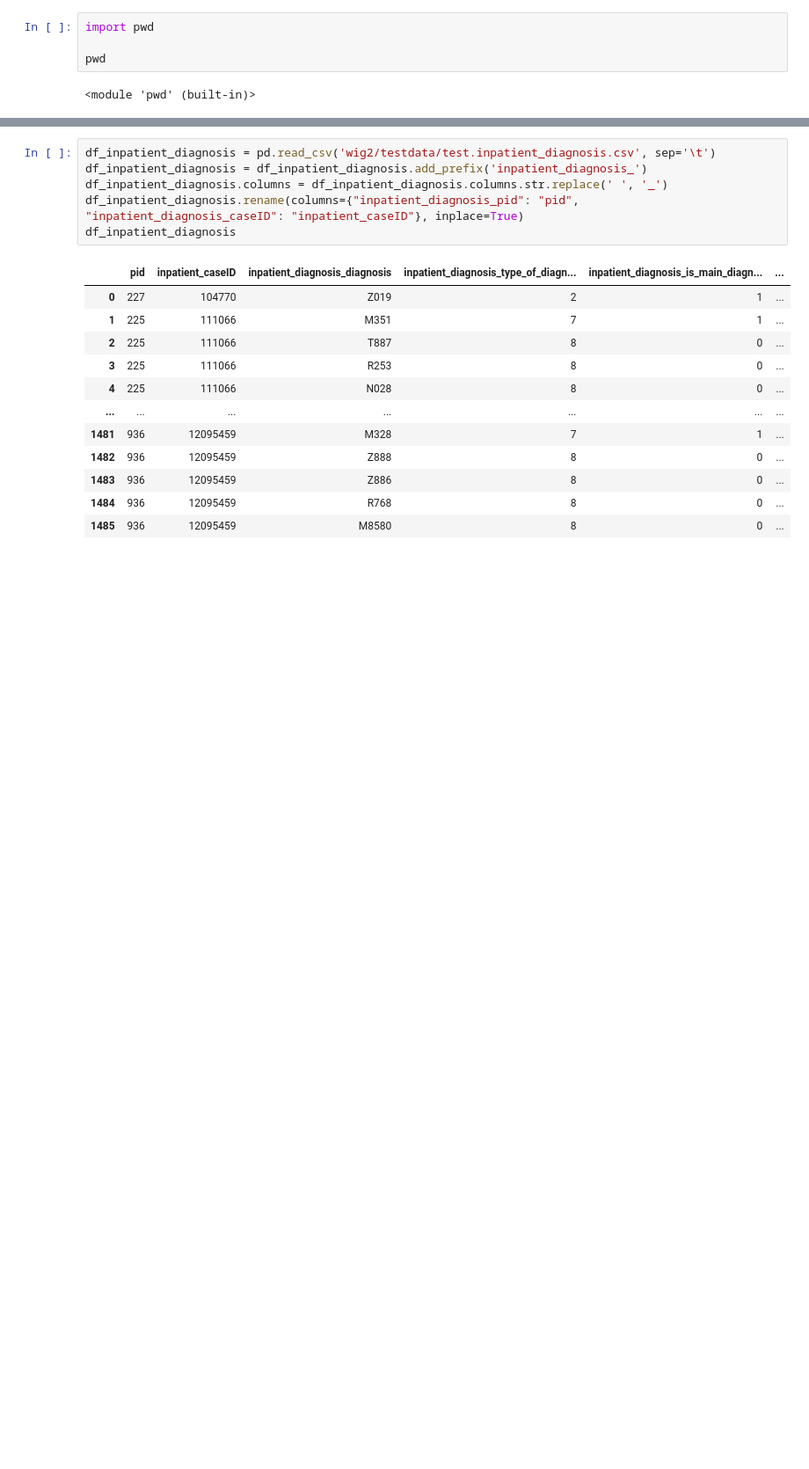
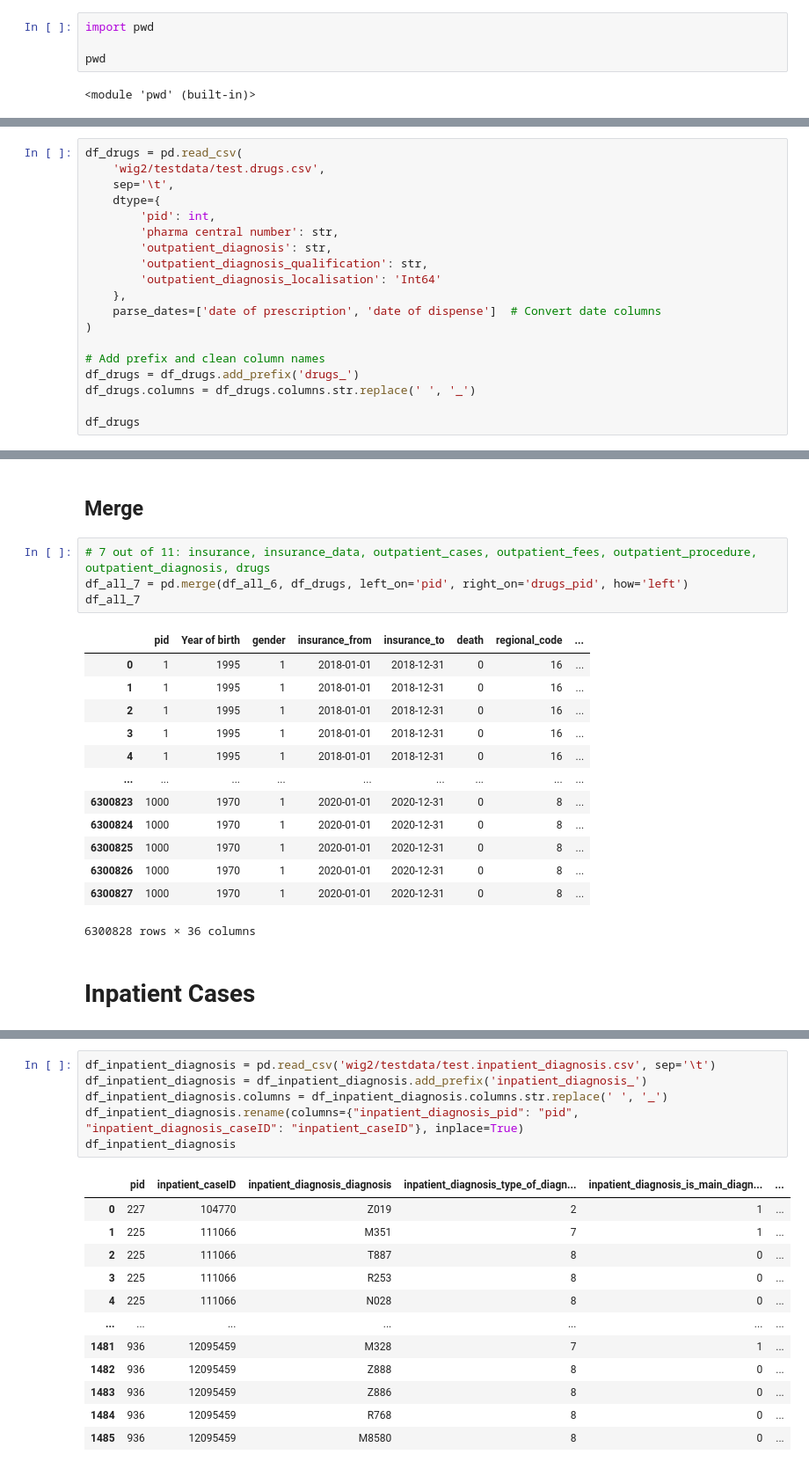
Before and after one commit to Sommerrolle/eval-synth-data-privacy, a Jupyter notebook: data_preprocessing.ipynb, the cells around one changed output, grey strips where cells are left out. Shown at 88% size. Saved outputs shown, nothing was run; the diff lists cells and outputs as text; blank space fills up the shorter version.

```diff
--- a/data_preprocessing.ipynb
+++ b/data_preprocessing.ipynb
@@ -413,0 +531,19 @@ df_universal_8
+# %%
+df_drugs = pd.read_csv(
+    'wig2/testdata/test.drugs.csv',
+    sep='\t',
+    dtype={
+        'pid': int,
+        'pharma central number': str,
+        'outpatient_diagnosis': str,
+        'outpatient_diagnosis_qualification': str,
+        'outpatient_diagnosis_localisation': 'Int64'
+    },
+    parse_dates=['date of prescription', 'date of dispense']  # Convert date columns
+)
+
+# Add prefix and clean column names
+df_drugs = df_drugs.add_prefix('drugs_')
+df_drugs.columns = df_drugs.columns.str.replace(' ', '_')
+
+df_drugs
@@ -413,0 +564,22 @@ df_universal_8
+# %% [markdown]
+## Merge
+# %%
+# 7 out of 11: insurance, insurance_data, outpatient_cases, outpatient_fees, outpatient_procedure, outpatient_diagnosis, drugs
+df_all_7 = pd.merge(df_all_6, df_drugs, left_on='pid', right_on='drugs_pid', how='left')
+df_all_7
+# %% [output]
+|  | pid | Year of birth | gender | insurance_from | insurance_to | death | regional_code | ... |
+| 0 | 1 | 1995 | 1 | 2018-01-01 | 2018-12-31 | 0 | 16 | ... |
+| 1 | 1 | 1995 | 1 | 2018-01-01 | 2018-12-31 | 0 | 16 | ... |
+| 2 | 1 | 1995 | 1 | 2018-01-01 | 2018-12-31 | 0 | 16 | ... |
+| 3 | 1 | 1995 | 1 | 2018-01-01 | 2018-12-31 | 0 | 16 | ... |
+| 4 | 1 | 1995 | 1 | 2018-01-01 | 2018-12-31 | 0 | 16 | ... |
+| ... | ... | ... | ... | ... | ... | ... | ... | ... |
+| 6300823 | 1000 | 1970 | 1 | 2020-01-01 | 2020-12-31 | 0 | 8 | ... |
+| 6300824 | 1000 | 1970 | 1 | 2020-01-01 | 2020-12-31 | 0 | 8 | ... |
+| 6300825 | 1000 | 1970 | 1 | 2020-01-01 | 2020-12-31 | 0 | 8 | ... |
+| 6300826 | 1000 | 1970 | 1 | 2020-01-01 | 2020-12-31 | 0 | 8 | ... |
+| 6300827 | 1000 | 1970 | 1 | 2020-01-01 | 2020-12-31 | 0 | 8 | ... |
+6300828 rows × 36 columns
+# %% [markdown]
+# Inpatient Cases
```
Also changed, not shown: parts of 91 cells of this notebook.
